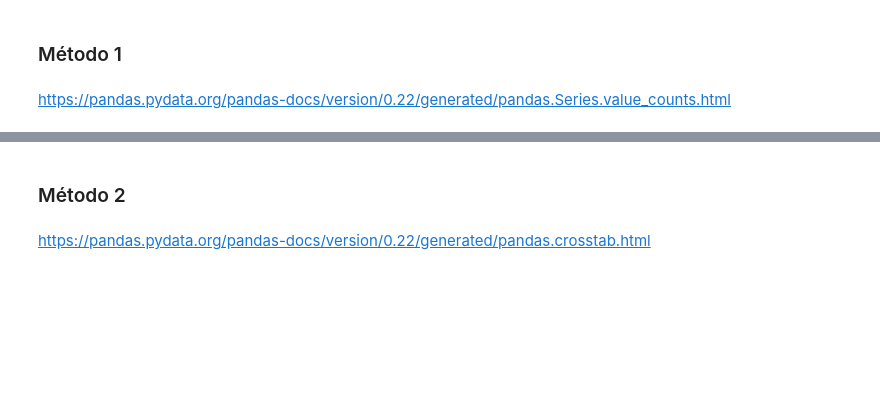
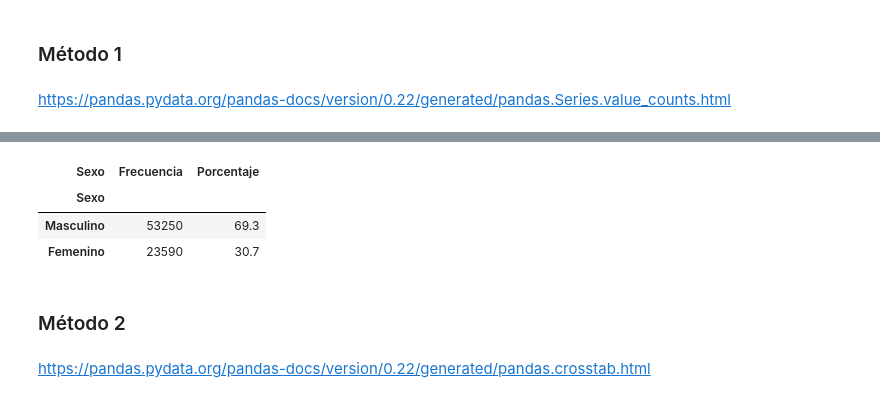
Before and after one commit to Eve113/AnalisisDeDatosEPR1, a Jupyter notebook: Curso_de_Estadística_con_Python_1.ipynb, the cells around one changed output, grey strips where cells are left out. Saved outputs shown, nothing was run; the diff lists cells and outputs as text; code cells hidden in the pictures; blank space fills up the shorter version.

```diff
--- a/Curso_de_Estadística_con_Python_1.ipynb
+++ b/Curso_de_Estadística_con_Python_1.ipynb
@@ -213,3 +227,16 @@ porcentaje_sexo = datos.Sexo.value_counts(normalize = True).round(4) * 100
+# %%
+dist_frecuencia_cualitativa = pd.DataFrame({'Frecuencia': frecuencia_sexo, 'Porcentaje': porcentaje_sexo})
+# %%
+dist_frecuencia_cualitativa.rename(index = {0: 'Masculino', 1: 'Femenino'}, inplace=True)
+# %%
+dist_frecuencia_cualitativa.rename_axis('Sexo', axis = 'columns', inplace = True)
+# %%
+dist_frecuencia_cualitativa
+# %% [output]
+| Sexo | Frecuencia | Porcentaje |
+| Sexo |  |  |
+| Masculino | 53250 | 69.3 |
+| Femenino | 23590 | 30.7 |
 # %% [markdown]
 ### Método 2
 # %% [markdown]
```
Also changed, not shown: parts of 3 cells of this notebook.
